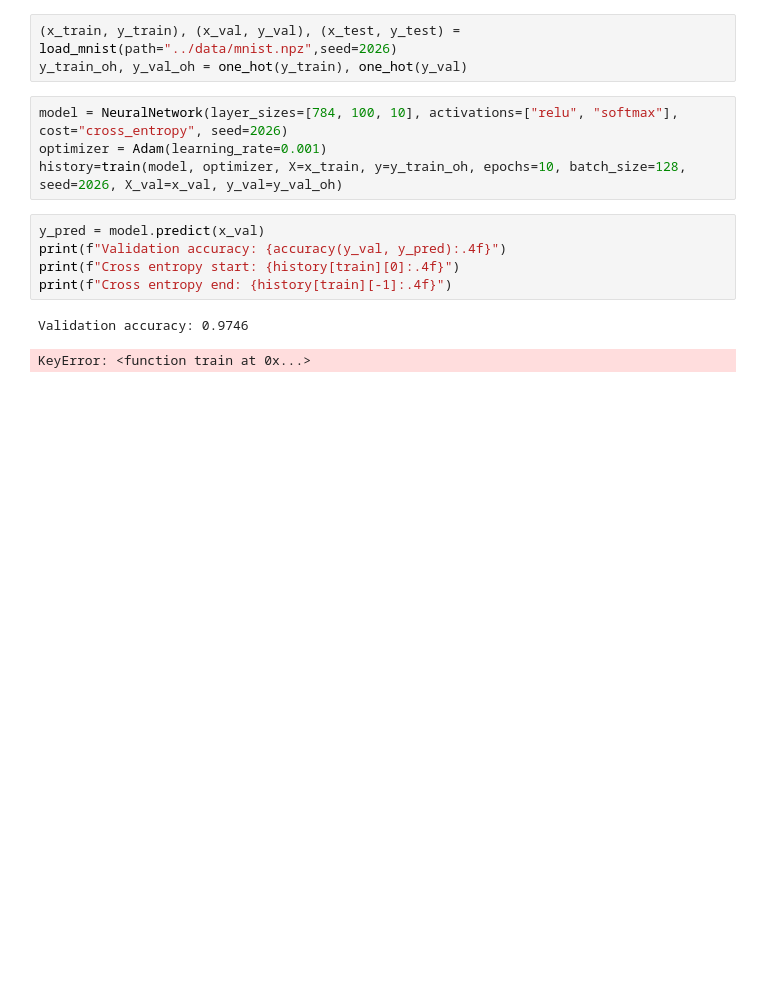
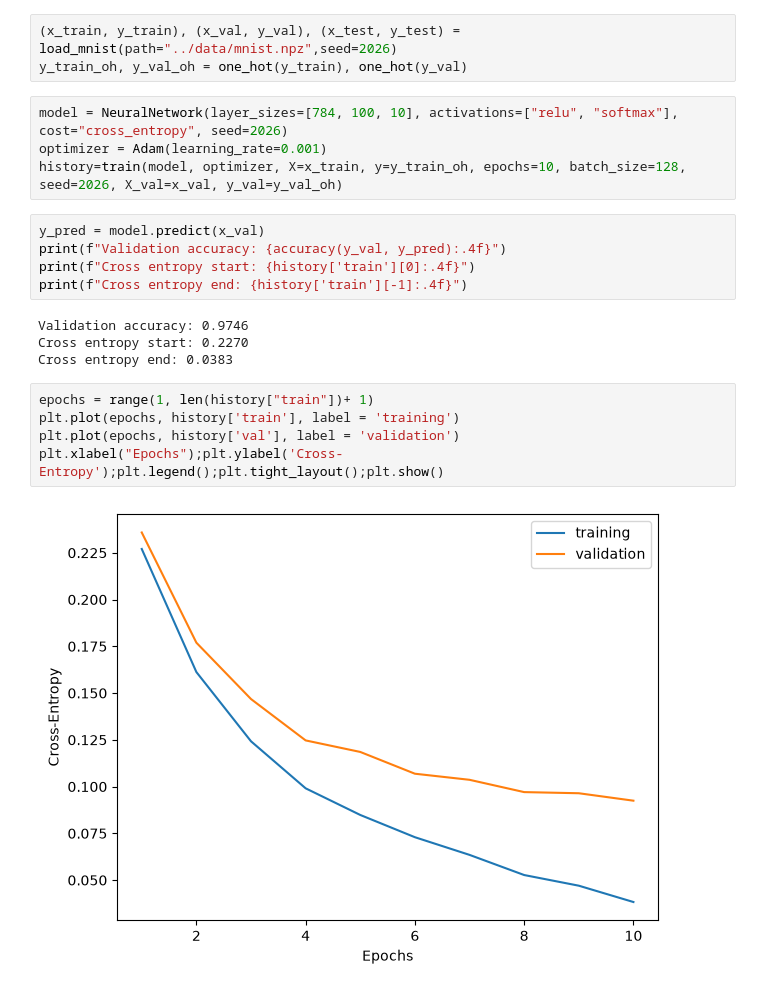
Before and after one commit to synneosen/Project-2, a Jupyter notebook: Code/part_e_classification_an.ipynb, the cells around one changed output. Drawn from its saved outputs; the diff is of its cells as text; blank space fills up the shorter version.

```diff
--- a/Code/part_e_classification_an.ipynb
+++ b/Code/part_e_classification_an.ipynb
@@ -23,8 +22,16 @@ history=train(model, optimizer, X=x_train, y=y_train_oh, epochs=10, batch_size=1
 # %%
 y_pred = model.predict(x_val)
 print(f"Validation accuracy: {accuracy(y_val, y_pred):.4f}")
-print(f"Cross entropy start: {history[train][0]:.4f}")
-print(f"Cross entropy end: {history[train][-1]:.4f}")
+print(f"Cross entropy start: {history['train'][0]:.4f}")
+print(f"Cross entropy end: {history['train'][-1]:.4f}")
 # %% [output]
 Validation accuracy: 0.9746
+Cross entropy start: 0.2270
+Cross entropy end: 0.0383
-KeyError: <function train at 0x...>
+# %%
+epochs = range(1, len(history["train"])+ 1)
+plt.plot(epochs, history['train'], label = 'training')
+plt.plot(epochs, history['val'], label = 'validation')
+plt.xlabel("Epochs");plt.ylabel('Cross-Entropy');plt.legend();plt.tight_layout();plt.show()
+# %% [output]
+[figure, added]
```
Also changed, not shown: parts of 1 cell of this notebook.
